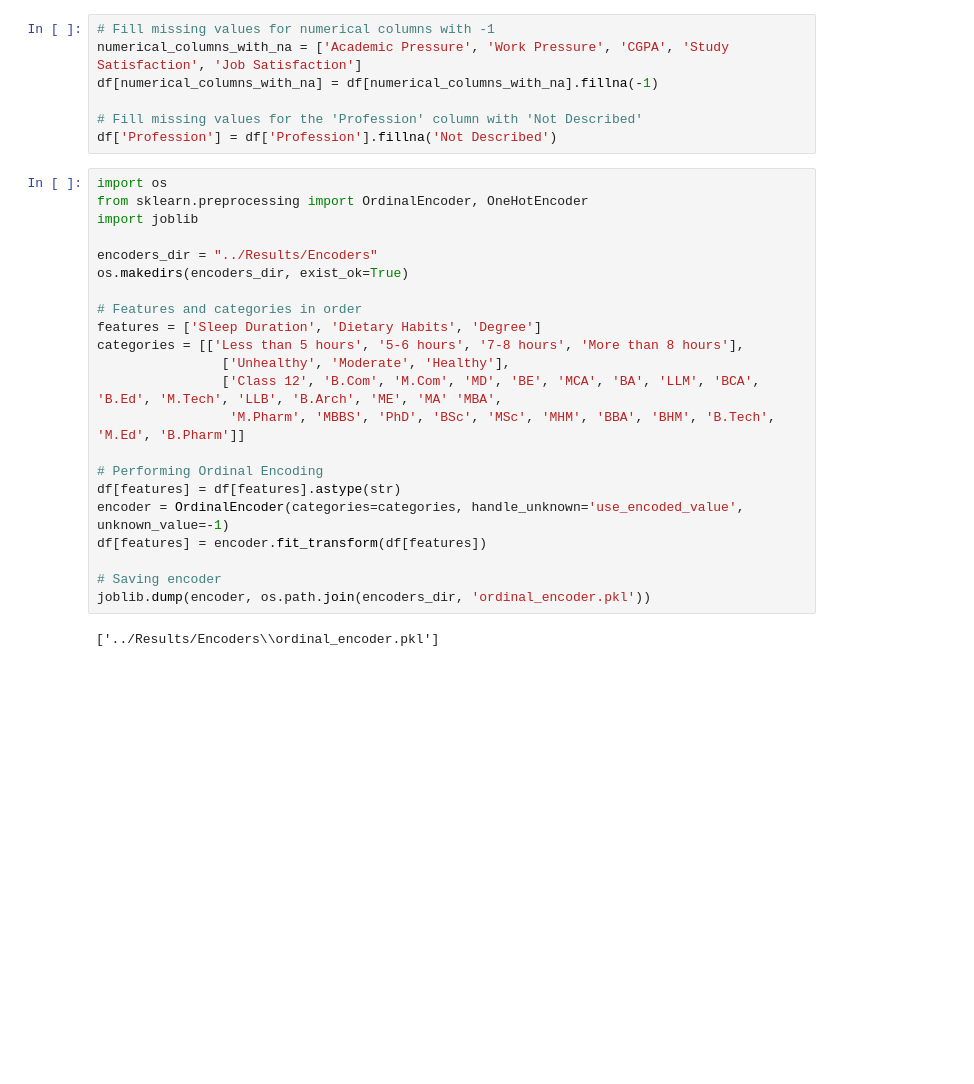
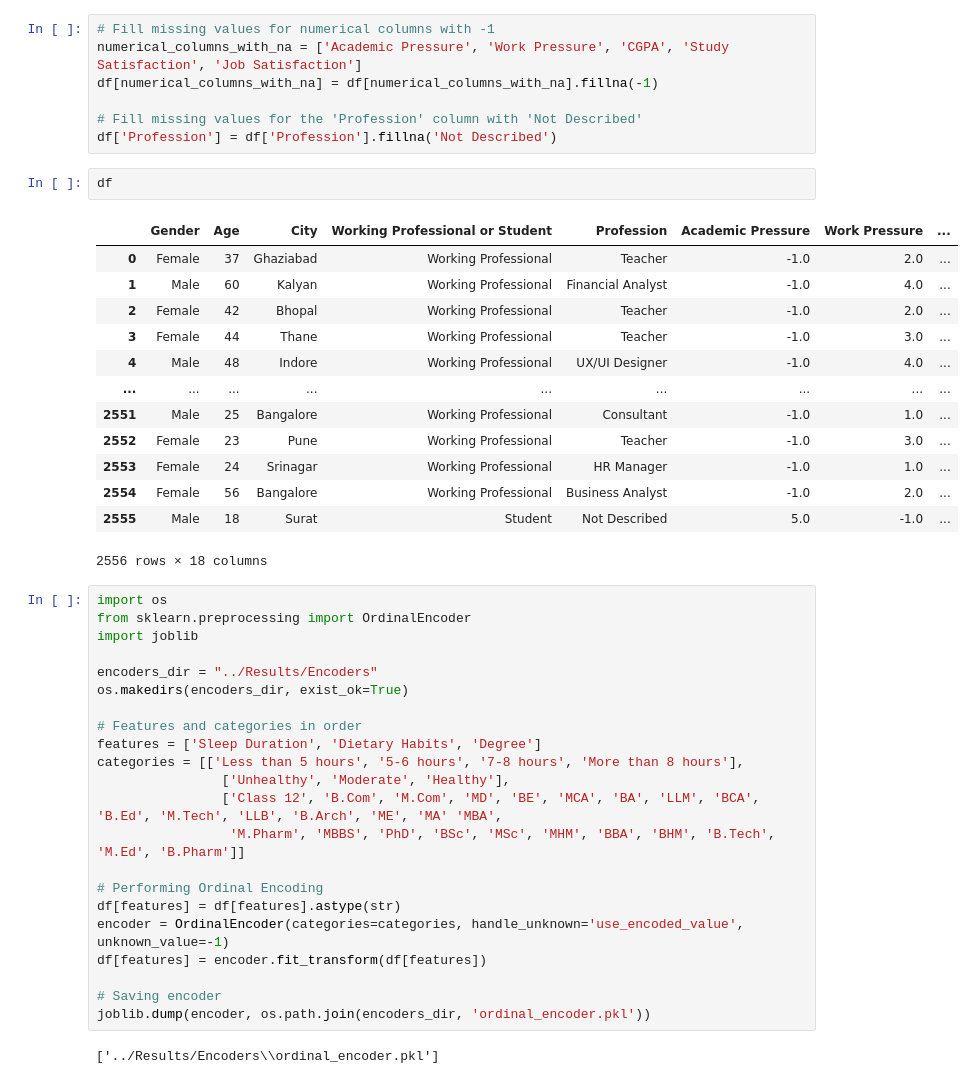
Before and after one commit to riffatmunaf/Depression-Analysis-and-Prediction-Using-Machine-Learning, a Jupyter notebook: Code/2)_Machine_Learning_Models.ipynb, the cells around one changed output. Saved outputs shown, nothing was run; the diff lists cells and outputs as text; blank space fills up the shorter version.

```diff
--- a/Code/2)_Machine_Learning_Models.ipynb
+++ b/Code/2)_Machine_Learning_Models.ipynb
@@ -56,9 +56,25 @@ df[numerical_columns_with_na] = df[numerical_columns_with_na].fillna(-1)
 
 # Fill missing values for the 'Profession' column with 'Not Described'
 df['Profession'] = df['Profession'].fillna('Not Described')
+# %%
+df
+# %% [output]
+|  | Gender | Age | City | Working Professional or Student | Profession | Academic Pressure | Work Pressure | ... |
+| 0 | Female | 37 | Ghaziabad | Working Professional | Teacher | -1.0 | 2.0 | ... |
+| 1 | Male | 60 | Kalyan | Working Professional | Financial Analyst | -1.0 | 4.0 | ... |
+| 2 | Female | 42 | Bhopal | Working Professional | Teacher | -1.0 | 2.0 | ... |
+| 3 | Female | 44 | Thane | Working Professional | Teacher | -1.0 | 3.0 | ... |
+| 4 | Male | 48 | Indore | Working Professional | UX/UI Designer | -1.0 | 4.0 | ... |
+| ... | ... | ... | ... | ... | ... | ... | ... | ... |
+| 2551 | Male | 25 | Bangalore | Working Professional | Consultant | -1.0 | 1.0 | ... |
+| 2552 | Female | 23 | Pune | Working Professional | Teacher | -1.0 | 3.0 | ... |
+| 2553 | Female | 24 | Srinagar | Working Professional | HR Manager | -1.0 | 1.0 | ... |
+| 2554 | Female | 56 | Bangalore | Working Professional | Business Analyst | -1.0 | 2.0 | ... |
+| 2555 | Male | 18 | Surat | Student | Not Described | 5.0 | -1.0 | ... |
+2556 rows × 18 columns
 # %%
 import os
-from sklearn.preprocessing import OrdinalEncoder, OneHotEncoder
+from sklearn.preprocessing import OrdinalEncoder
 import joblib
 
 encoders_dir = "../Results/Encoders"
```
Also changed, not shown: parts of 5 cells of this notebook.
